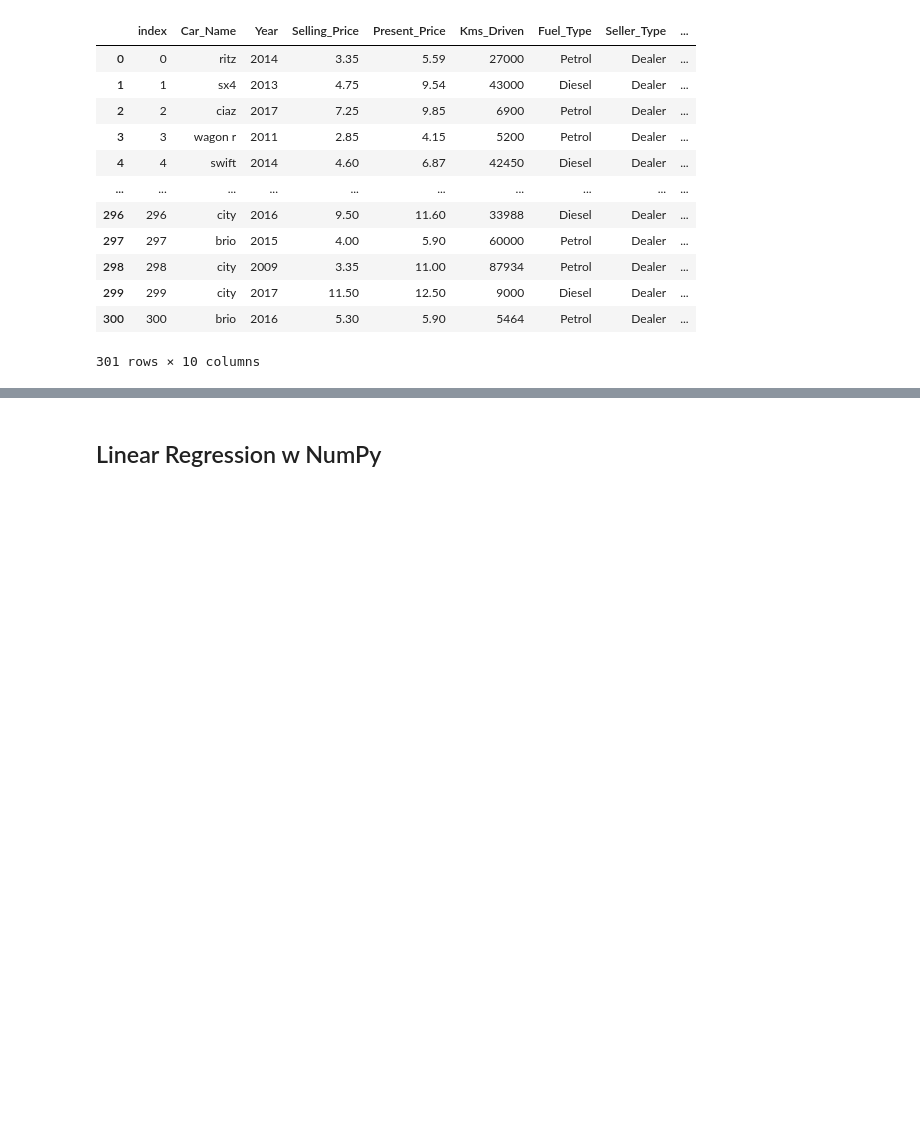
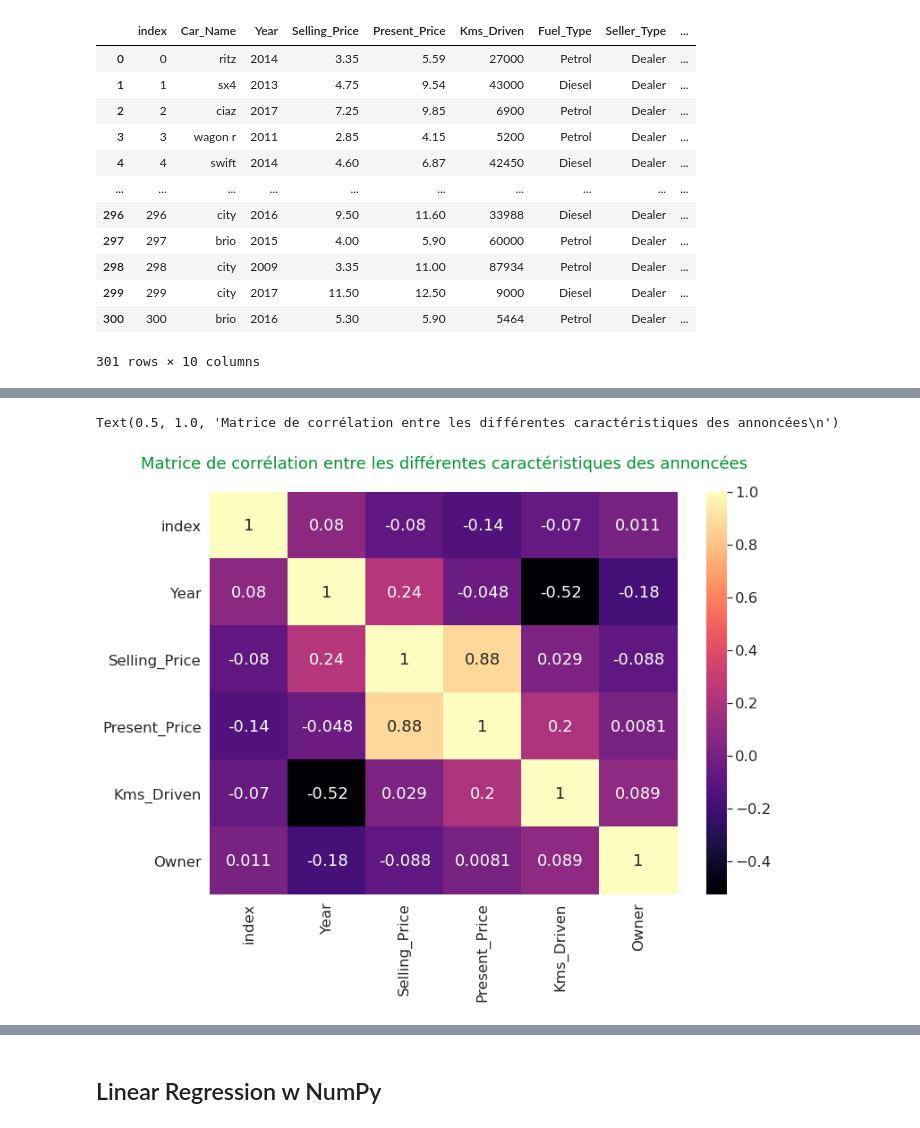
Before and after one commit to CLiNTPELiX/simplon-cardekho, a Jupyter notebook: Dan's Notebook.ipynb, the cells around one changed output, grey strips where cells are left out. Drawn from its saved outputs; the diff is of its cells as text; code cells hidden in the pictures; blank space fills up the shorter version.

```diff
--- a/Dan's Notebook.ipynb
+++ b/Dan's Notebook.ipynb
@@ -304,0 +312,6 @@ graph_1 = sns.catplot(x="Present_Price", y="Selling_Price", data=df, height=5, a
+# %%
+sns.heatmap(df.corr(), annot=True, cmap='magma')
+plt.title("Matrice de corrélation entre les différentes caractéristiques des annoncées\n", fontsize=18, color='#009432')
+# %% [output]
+Text(0.5, 1.0, 'Matrice de corrélation entre les différentes caractéristiques des annoncées\n')
+[figure, added]
```
Also changed, not shown: parts of 27 cells of this notebook.
